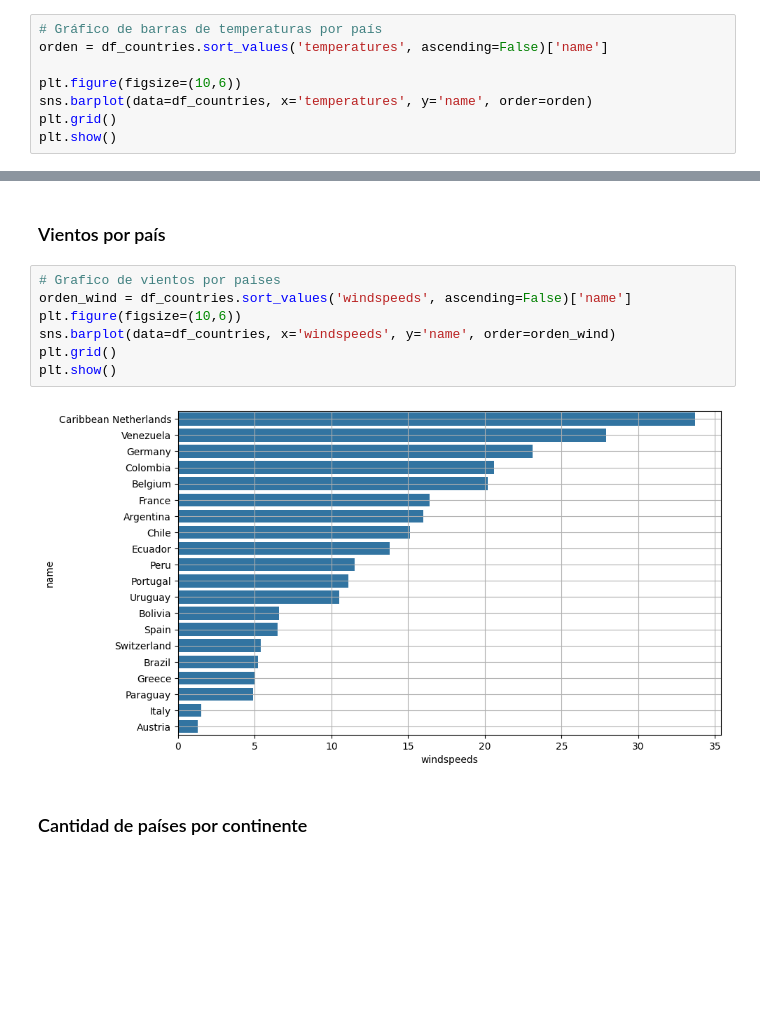
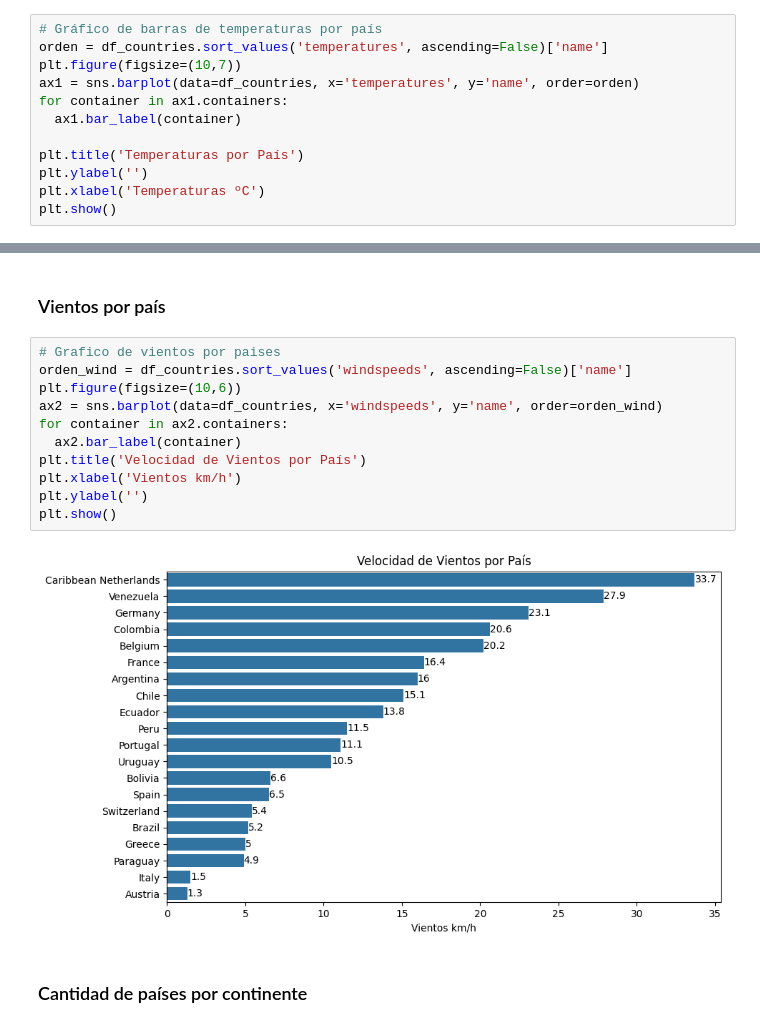
Before and after one commit to stefifm/discys_python_notebooks, a Jupyter notebook: notebook_3.ipynb, the cells around one changed output, grey strips where cells are left out. Saved outputs shown, nothing was run; the diff lists cells and outputs as text; blank space fills up the shorter version.

```diff
--- a/notebook_3.ipynb
+++ b/notebook_3.ipynb
@@ -340,9 +343,13 @@ plt.show()
 # %%
 # Gráfico de barras de temperaturas por país
 orden = df_countries.sort_values('temperatures', ascending=False)['name']
+plt.figure(figsize=(10,7))
+ax1 = sns.barplot(data=df_countries, x='temperatures', y='name', order=orden)
+for container in ax1.containers:
+  ax1.bar_label(container)
 
-plt.figure(figsize=(10,6))
-sns.barplot(data=df_countries, x='temperatures', y='name', order=orden)
-plt.grid()
+plt.title('Temperaturas por País')
+plt.ylabel('')
+plt.xlabel('Temperaturas ºC')
 plt.show()
 # %% [output]
@@ -352,12 +359,16 @@ plt.show()
 # %%
 # Grafico de vientos por paises
 orden_wind = df_countries.sort_values('windspeeds', ascending=False)['name']
 plt.figure(figsize=(10,6))
-sns.barplot(data=df_countries, x='windspeeds', y='name', order=orden_wind)
-plt.grid()
+ax2 = sns.barplot(data=df_countries, x='windspeeds', y='name', order=orden_wind)
+for container in ax2.containers:
+  ax2.bar_label(container)
+plt.title('Velocidad de Vientos por País')
+plt.xlabel('Vientos km/h')
+plt.ylabel('')
 plt.show()
 # %% [output]
-[figure, old version]
+[figure, new version]
 # %% [markdown]
 ### Cantidad de países por continente
 # %%
```
Also changed, not shown: parts of 7 cells of this notebook.
